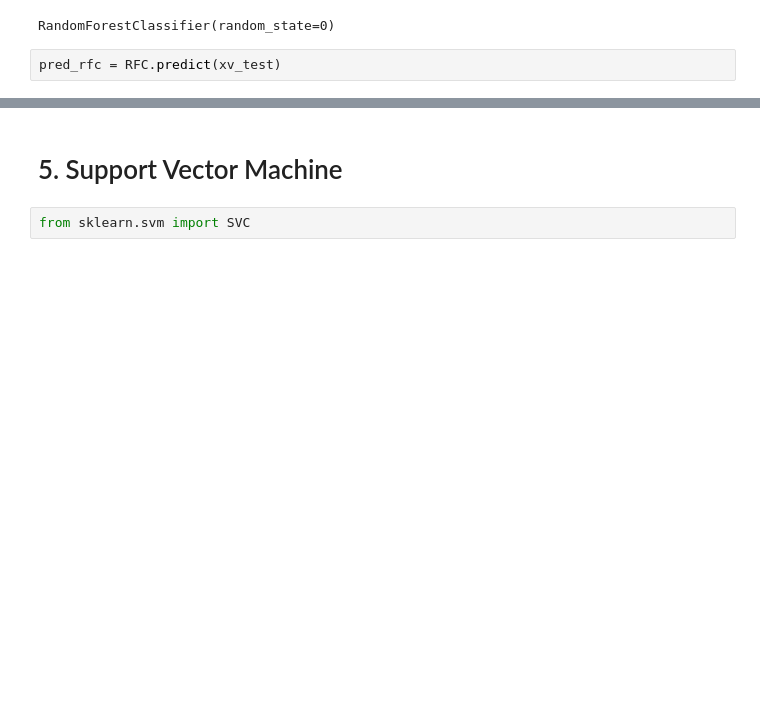
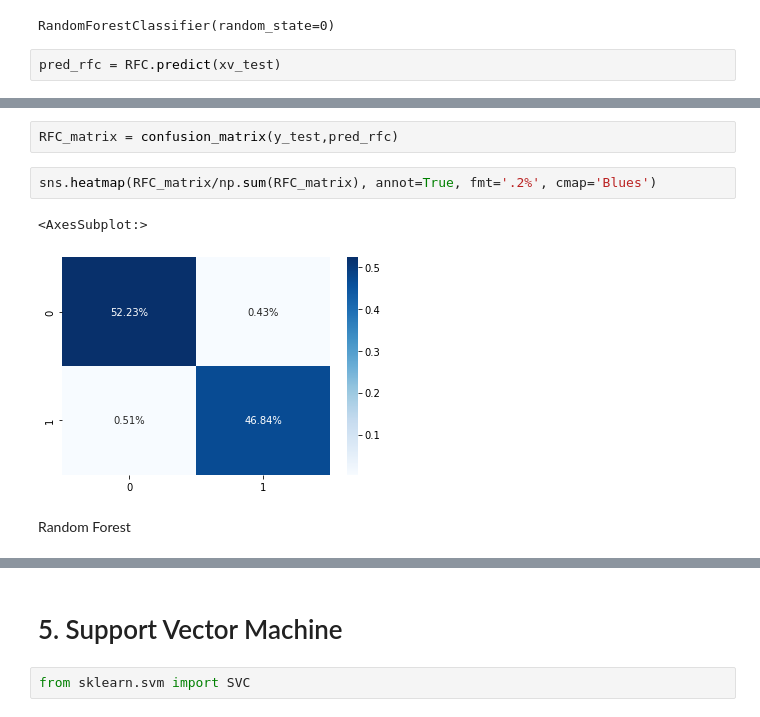
Before and after one commit to sriram7040/Fake-News-Detection, a Jupyter notebook: Fake_news_detection.ipynb, the cells around one changed output, grey strips where cells are left out. Drawn from its saved outputs; the diff is of its cells as text; blank space fills up the shorter version.

```diff
--- a/Fake_news_detection.ipynb
+++ b/Fake_news_detection.ipynb
@@ -303,3 +336,12 @@ RFC.score(xv_test, y_test)
+# %%
+RFC_matrix = confusion_matrix(y_test,pred_rfc)
+# %%
+sns.heatmap(RFC_matrix/np.sum(RFC_matrix), annot=True, fmt='.2%', cmap='Blues')
+# %% [output]
+<AxesSubplot:>
+[figure, added]
+# %% [markdown]
+Random Forest
 # %%
 print(classification_report(y_test, pred_rfc))
 # %% [output]
```
Also changed, not shown: parts of 40 cells of this notebook.
